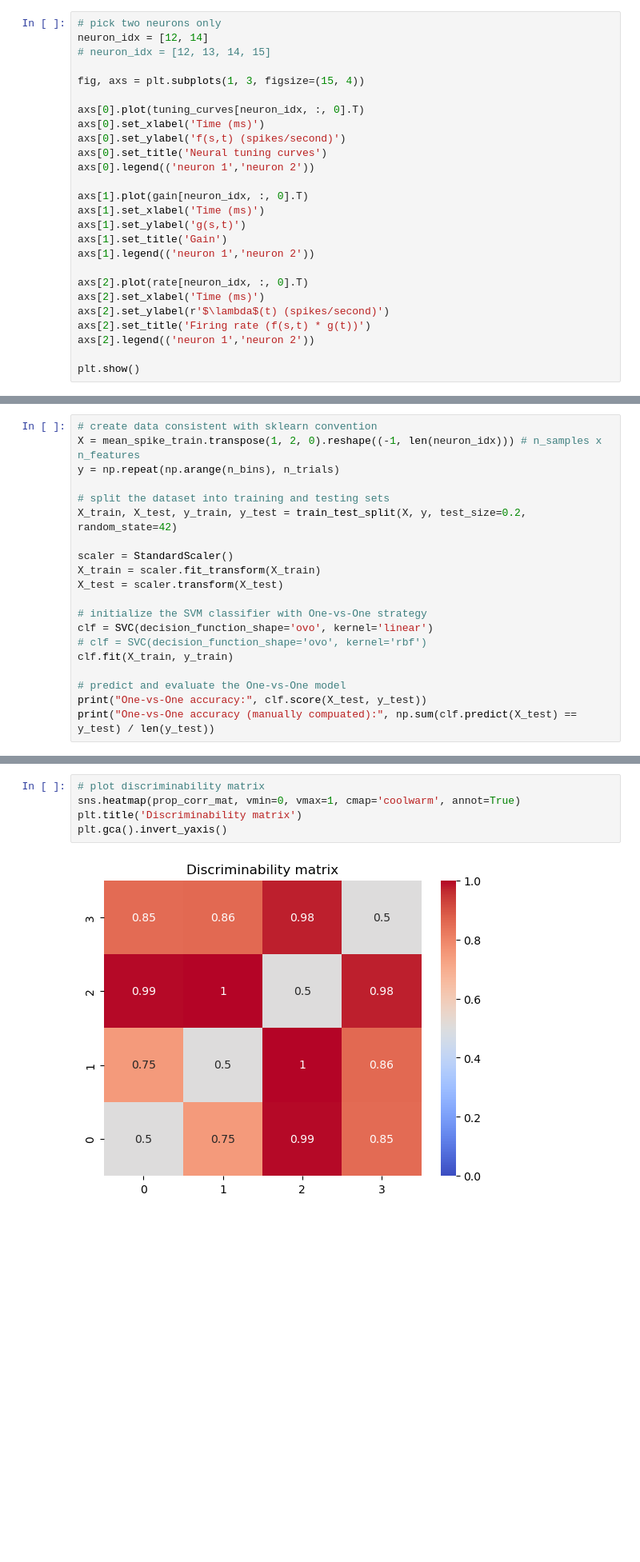
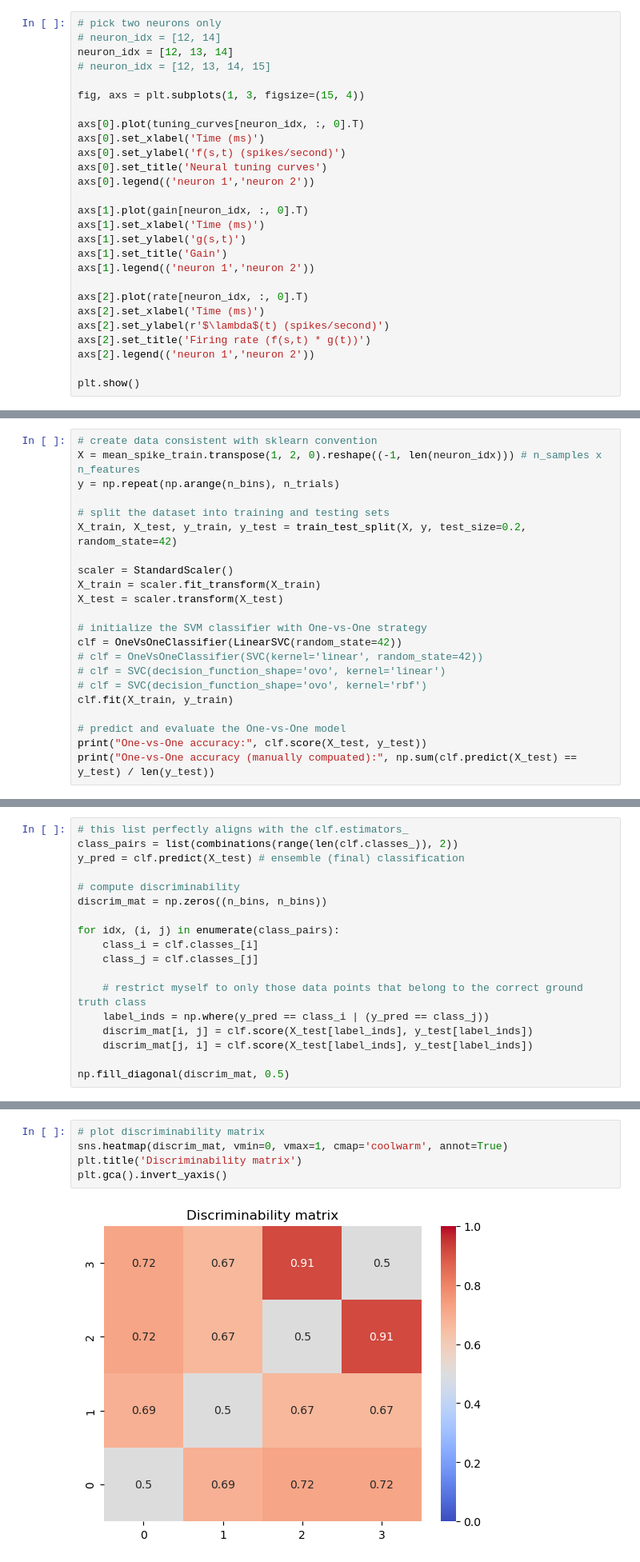
Before and after one commit to nguyen-td/timescales_curvature, a Jupyter notebook: discriminate_populations.ipynb, the cells around one changed output, grey strips where cells are left out. Shown at 80% size. Drawn from its saved outputs; the diff is of its cells as text; blank space fills up the shorter version.

Commit message:
update discriminability matrix

```diff
--- a/discriminate_populations.ipynb
+++ b/discriminate_populations.ipynb
@@ -34,7 +35,8 @@ n_neurons = rate.shape[0]
 n_trials = rate.shape[2]
 # %%
 # pick two neurons only
-neuron_idx = [12, 14]
+# neuron_idx = [12, 14]
+neuron_idx = [12, 13, 14]
 # neuron_idx = [12, 13, 14, 15]
 
 fig, axs = plt.subplots(1, 3, figsize=(15, 4))
@@ -132,7 +134,9 @@ X_train = scaler.fit_transform(X_train)
 X_test = scaler.transform(X_test)
 
 # initialize the SVM classifier with One-vs-One strategy
-clf = SVC(decision_function_shape='ovo', kernel='linear')
+clf = OneVsOneClassifier(LinearSVC(random_state=42))
+# clf = OneVsOneClassifier(SVC(kernel='linear', random_state=42))
+# clf = SVC(decision_function_shape='ovo', kernel='linear')
 # clf = SVC(decision_function_shape='ovo', kernel='rbf')
 clf.fit(X_train, y_train)
 
@@ -174 +191,19 @@ plt.show()
+# %%
+# this list perfectly aligns with the clf.estimators_
+class_pairs = list(combinations(range(len(clf.classes_)), 2))
+y_pred = clf.predict(X_test) # ensemble (final) classification
+
+# compute discriminability
+discrim_mat = np.zeros((n_bins, n_bins))
+
+for idx, (i, j) in enumerate(class_pairs):
+    class_i = clf.classes_[i]
+    class_j = clf.classes_[j]
+
+    # restrict myself to only those data points that belong to the correct ground truth class
+    label_inds = np.where(y_pred == class_i | (y_pred == class_j))
+    discrim_mat[i, j] = clf.score(X_test[label_inds], y_test[label_inds])
+    discrim_mat[j, i] = clf.score(X_test[label_inds], y_test[label_inds])
+
+np.fill_diagonal(discrim_mat, 0.5)
 # %%
@@ -201,7 +236,7 @@ np.fill_diagonal(prop_corr_mat, 0.5)
 # %%
 # plot discriminability matrix
-sns.heatmap(prop_corr_mat, vmin=0, vmax=1, cmap='coolwarm', annot=True)
+sns.heatmap(discrim_mat, vmin=0, vmax=1, cmap='coolwarm', annot=True)
 plt.title('Discriminability matrix')
 plt.gca().invert_yaxis()
 # %% [output]
-[figure, old version]
+[figure, new version]
```
Also changed, not shown: parts of 7 cells of this notebook.
